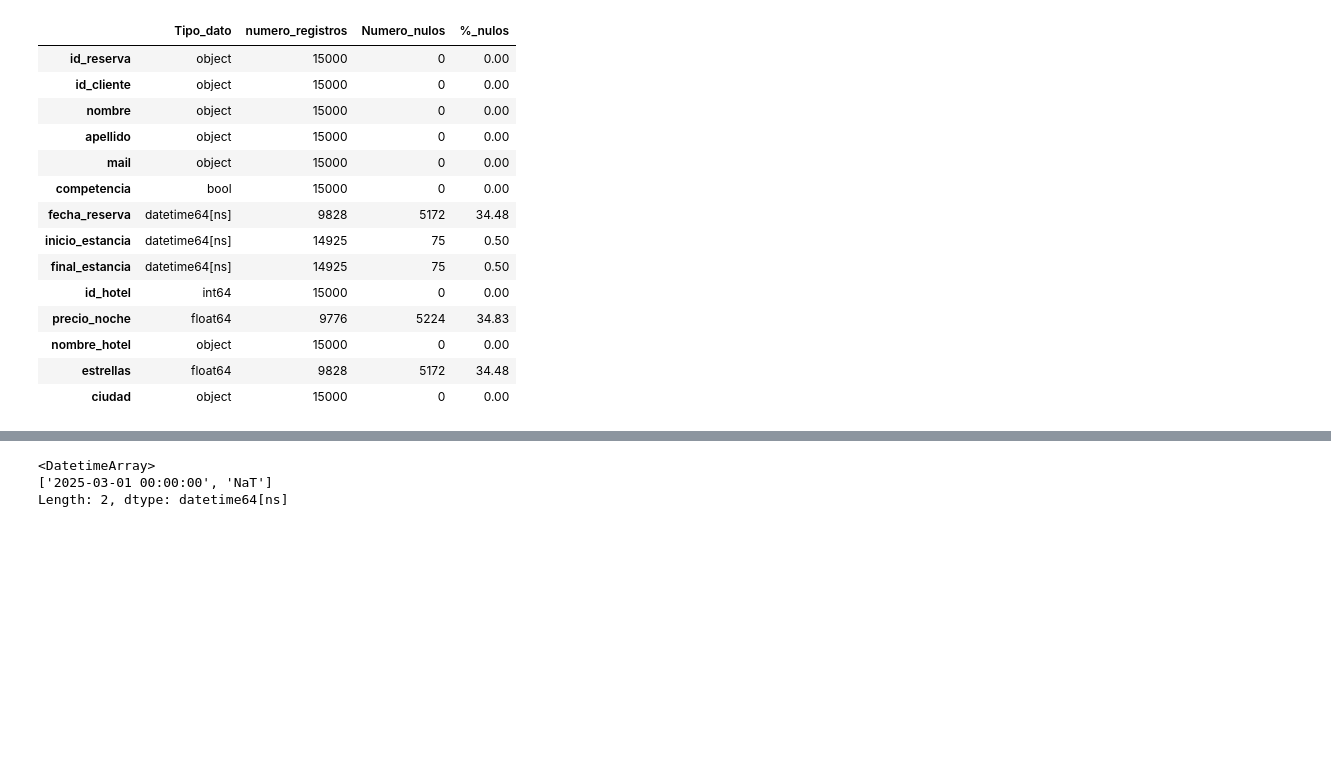
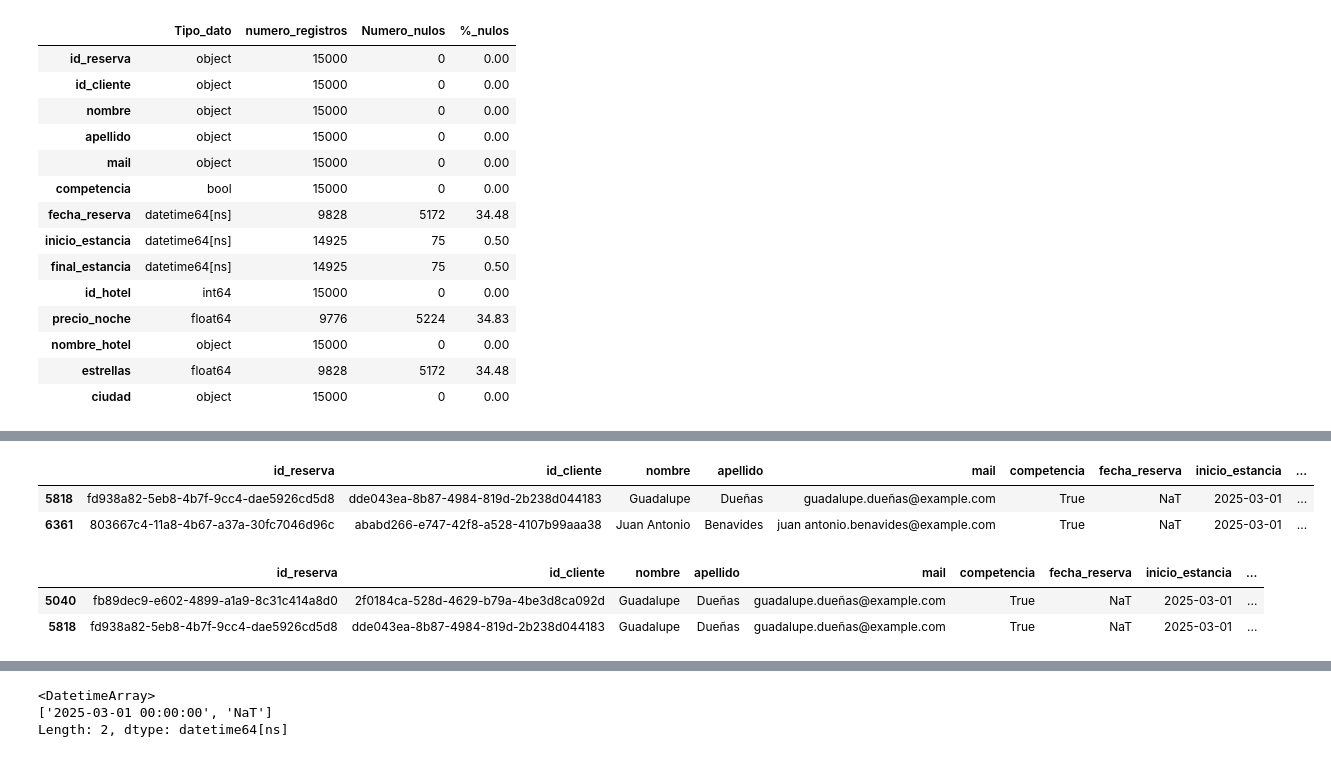
Before and after one commit to Gabijc/Proyecto_ETL_Hoteles, a Jupyter notebook: Notebooks/Analisis_inicial.ipynb, the cells around one changed output, grey strips where cells are left out. Saved outputs shown, nothing was run; the diff lists cells and outputs as text; code cells hidden in the pictures; blank space fills up the shorter version.

```diff
--- a/Notebooks/Analisis_inicial.ipynb
+++ b/Notebooks/Analisis_inicial.ipynb
@@ -137,0 +252,15 @@ Modificación realizada con éxito.
+# %%
+# Revisamos duplicados de mail
+hoteles_competencia[hoteles_competencia["mail"].duplicated()].head(2)
+# %% [output]
+|  | id_reserva | id_cliente | nombre | apellido | mail | competencia | fecha_reserva | inicio_estancia | ... |
+| 5818 | fd938a82-5eb8-4b7f-9cc4-dae5926cd5d8 | dde043ea-8b87-4984-819d-2b238d044183 | Guadalupe | Dueñas | guadalupe.dueñas@example.com | True | NaT | 2025-03-01 | ... |
+| 6361 | 803667c4-11a8-4b67-a37a-30fc7046d96c | ababd266-e747-42f8-a528-4107b99aaa38 | Juan Antonio | Benavides | juan antonio.benavides@example.com | True | NaT | 2025-03-01 | ... |
+# %%
+# Vamos a comprobar algún caso concreto
+hoteles_competencia[hoteles_competencia["mail"] == "guadalupe.dueñas@example.com"]
+# Observamos que es el mismo cliente con ids diferentes.
+# %% [output]
+|  | id_reserva | id_cliente | nombre | apellido | mail | competencia | fecha_reserva | inicio_estancia | ... |
+| 5040 | fb89dec9-e602-4899-a1a9-8c31c414a8d0 | 2f0184ca-528d-4629-b79a-4be3d8ca092d | Guadalupe | Dueñas | guadalupe.dueñas@example.com | True | NaT | 2025-03-01 | ... |
+| 5818 | fd938a82-5eb8-4b7f-9cc4-dae5926cd5d8 | dde043ea-8b87-4984-819d-2b238d044183 | Guadalupe | Dueñas | guadalupe.dueñas@example.com | True | NaT | 2025-03-01 | ... |
```
Also changed, not shown: parts of 84 cells of this notebook.
